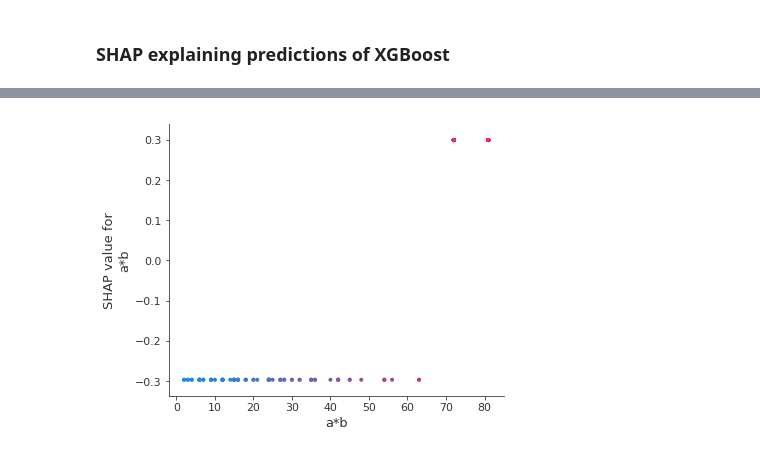
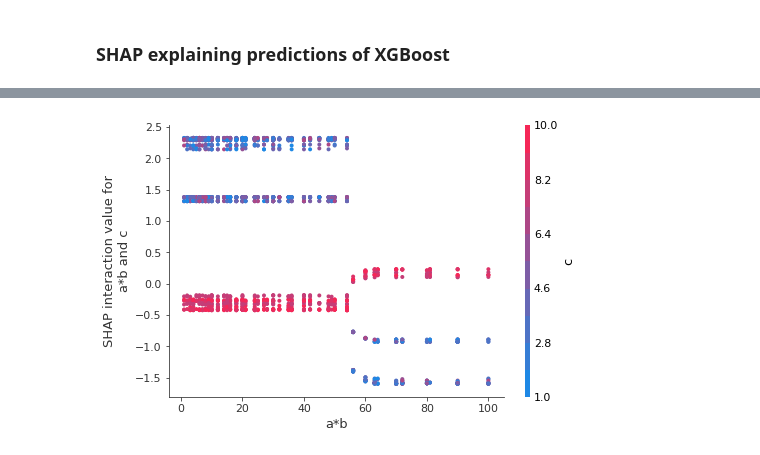
Before and after one commit to chinfang/graduation-project, a Jupyter notebook: example_v2.ipynb, the cells around one changed output, grey strips where cells are left out. Cells and saved outputs as stored; diff of their text form; code cells hidden in the pictures.

```diff
--- a/example_v2.ipynb
+++ b/example_v2.ipynb
@@ -332,5 +359,0 @@ Test score: 1.0000
-# %%
-pipe_rf_stdscaler = pipeline.Pipeline([('preprocessing', StandardScaler()), ('classifier', RandomForestClassifier())])
-pipe_rf_stdscaler.fit(X_train_selected, y_train_sampled)
-print('Train score: {:.4f}'.format(pipe_rf_stdscaler.score(X_train_selected, y_train_sampled)))
-print("Test set score: {:.3f}".format(pipe_rf_stdscaler.score(X_test_selected, y_test_sampled)))
@@ -350,6 +369,0 @@ plt.gca().invert_yaxis()
-# %%
-rf_10 = RandomForestClassifier(n_estimators=1)
-rf_10.fit(X_train_selected, y_train_sampled)
-sklearn.metrics.accuracy_score(y_test_sampled, rf_10.predict(X_test_selected))
-print('Train score: {:.4f}'.format(rf_10.score(X_train_selected, y_train_sampled)))
-print('Test score: {:.4f}'.format(rf_10.score(X_test_selected, y_test_sampled)))
@@ -423,14 +469,14 @@ shap.summary_plot(shap_values_rf_stdscaler[1], pd.DataFrame(X_test_selected))
 ### SHAP explaining predictions of XGBoost
 # %%
 xgb_train = xgboost.DMatrix(X_train_selected, label=le.transform(y_train_sampled))
-xgb_test = xgboost.DMatrix(X_test_selected, label=le.transform(y_test_sampled))
+xgb_test = xgboost.DMatrix(X_test_selected, label=le.transform(y_test))
 # %%
 # use validation set to choose # of trees
-params = {#'max_depth':20, 'n_estimators':100,
+params = {'max_depth':20, 'n_estimators':5,
          'objective': 'multi:softmax', 'num_class': 2
 }
 
-xgb = xgboost.train(params, xgb_train, 1)
+xgb = xgboost.train(params, xgb_train, 100)
 # %%
 target_names = np.array(le.classes_)
 scores_image = mglearn.tools.heatmap(
@@ -456,4 +516,8 @@ shap.summary_plot(shap_values_xgb[:, 1, :], X_test_selected)
 # %%
-shap.dependence_plot("a*b", shap_values_xgb[:, 1, :], X_test_selected)
+shap.dependence_plot(
+    ("a*b", "c"),
+    shap_interaction_values[:, 1, :, :], X_test_selected,
+    display_features=X_test_selected
+)
 # %% [output]
-[figure, old version]
+[figure, new version]
```
Also changed, not shown: parts of 64 cells of this notebook.
